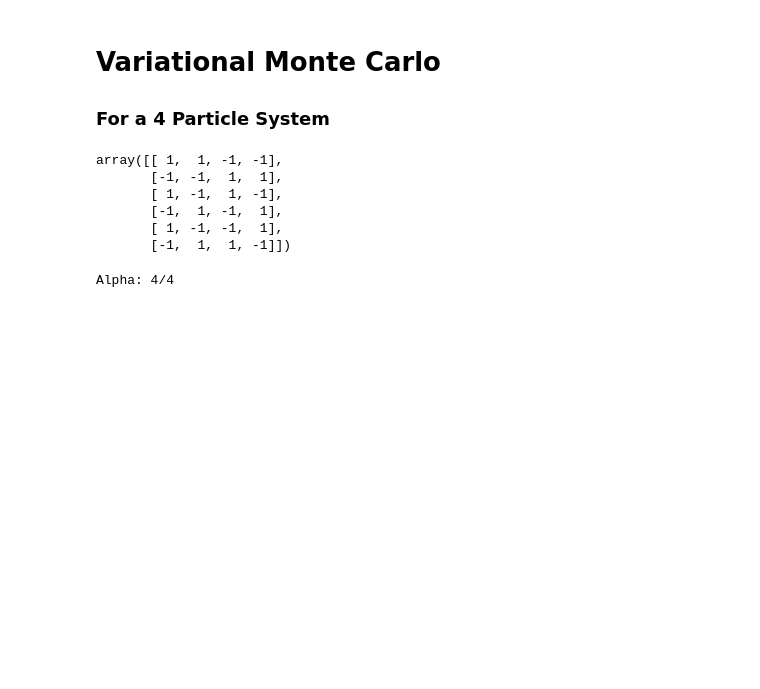
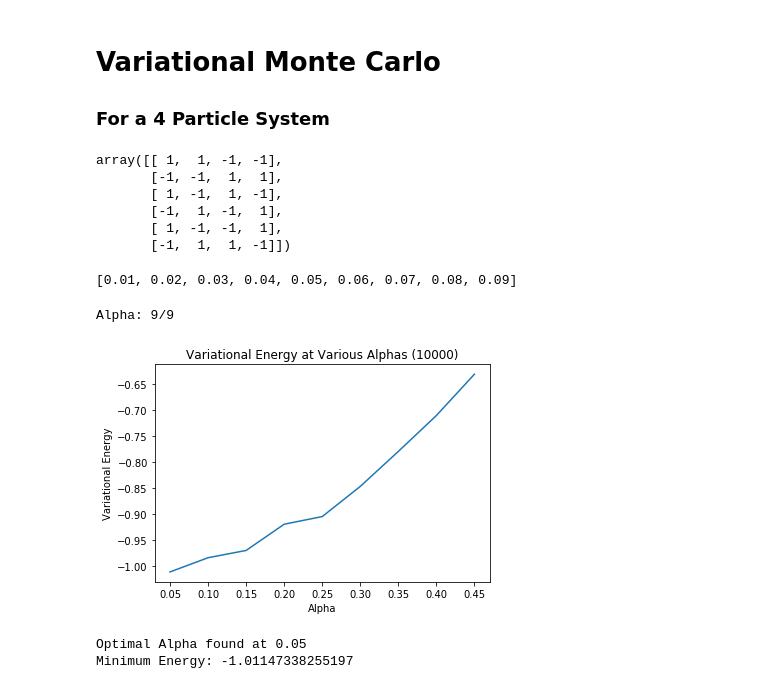
Before and after one commit to pat-hanbury/QuantumAdiabaticLearning, a Jupyter notebook: VariationalMonteCarl.ipynb, the cells around one changed output. Drawn from its saved outputs; the diff is of its cells as text; code cells hidden in the pictures; blank space fills up the shorter version.

```diff
--- a/VariationalMonteCarl.ipynb
+++ b/VariationalMonteCarl.ipynb
@@ -136,6 +139,26 @@ def get_optimal_alpha(alphas, num_steps=50000):
         clear_output(wait=True)
         print(f"Alpha: {i+1}/{len(alphas)}")
         energies.append(monte_carlo_estimation(alpha, num_steps))
-    return alphas[np.argmin(energies)], energies
+    return alphas[np.argmin(energies)], np.argmin(energies), energies
-# %% [output]
-Alpha: 4/4
+# %%
+alphas
+# %% [output]
+[0.01, 0.02, 0.03, 0.04, 0.05, 0.06, 0.07, 0.08, 0.09]
+# %%
+alphas = [i*0.05 for i in range(1,10)]
+num_steps = 10000
+
+optimal_alpha, index, energies = get_optimal_alpha(alphas, num_steps=num_steps)
+
+plt.plot(alphas, energies)
+plt.ylabel("Variational Energy")
+plt.xlabel("Alpha")
+plt.title(f"Variational Energy at Various Alphas ({num_steps})")
+plt.show()
+print(f"Optimal Alpha found at {optimal_alpha}")
+print(f"Minimum Energy: {energies[index]}")
+# %% [output]
+Alpha: 9/9
+[figure, added]
+Optimal Alpha found at 0.05
+Minimum Energy: -1.01147338255197
```
Also changed, not shown: parts of 7 cells of this notebook.
